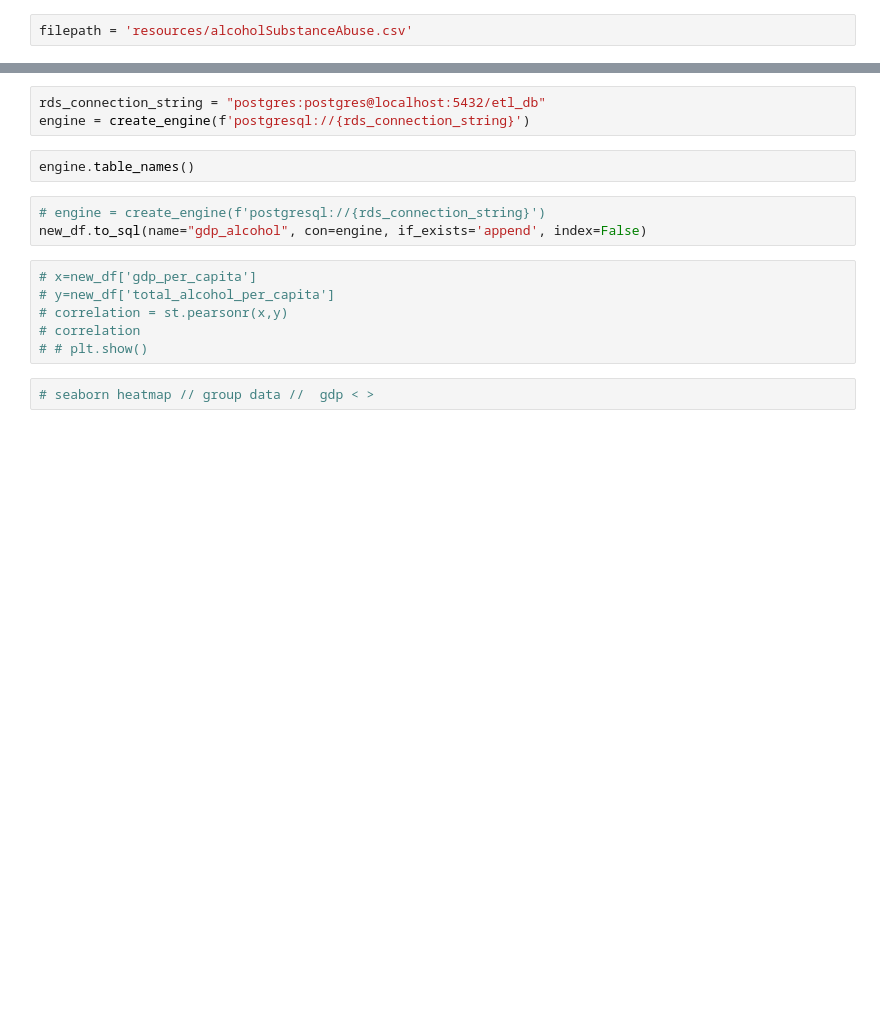
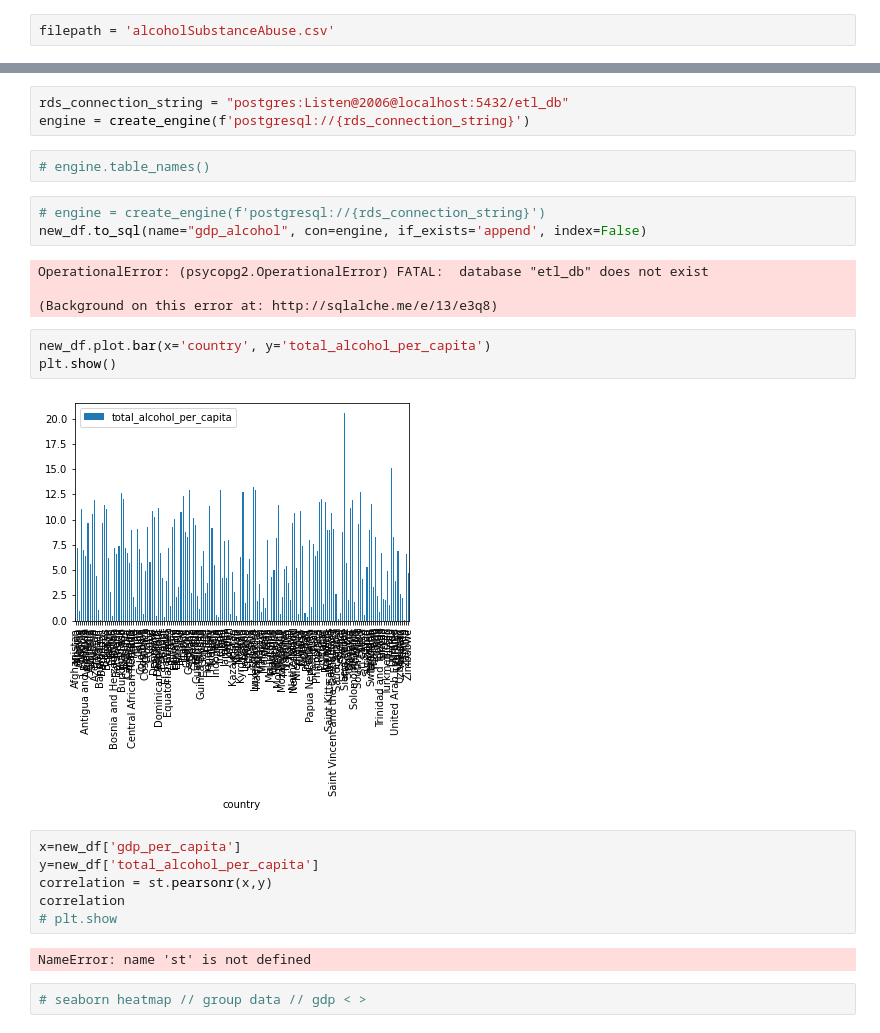
Before and after one commit to daintycuevas/ETL-project, a Jupyter notebook: etl-project.ipynb, the cells around one changed output, grey strips where cells are left out. Saved outputs shown, nothing was run; the diff lists cells and outputs as text; blank space fills up the shorter version.

```diff
--- a/etl-project.ipynb
+++ b/etl-project.ipynb
@@ -13,5 +13,5 @@ from matplotlib import pyplot as plt
 # %%
-filepath = 'resources/alcoholSubstanceAbuse.csv'
+filepath = 'alcoholSubstanceAbuse.csv'
 # %%
 df = pd.read_csv(filepath)
 df = df.rename(columns={'Location':'Country','Dim1':'Sex','First Tooltip':'Total alcohol per capita'})
@@ -64,16 +126,27 @@ new_df
 # %%
-rds_connection_string = "postgres:postgres@localhost:5432/etl_db"
+rds_connection_string = "postgres:Listen@2006@localhost:5432/etl_db"
 engine = create_engine(f'postgresql://{rds_connection_string}')
-# %%
-engine.table_names()
+# %%
+# engine.table_names()
 # %%
 # engine = create_engine(f'postgresql://{rds_connection_string}')
 new_df.to_sql(name="gdp_alcohol", con=engine, if_exists='append', index=False)
+# %% [output]
+OperationalError: (psycopg2.OperationalError) FATAL:  database "etl_db" does not exist
+
+(Background on this error at: http://sqlalche.me/e/13/e3q8)
+# %%
+new_df.plot.bar(x='country', y='total_alcohol_per_capita')
+plt.show()
+# %% [output]
+[figure, added]
 # %%
-# x=new_df['gdp_per_capita']
-# y=new_df['total_alcohol_per_capita']
-# correlation = st.pearsonr(x,y)
-# correlation
-# # plt.show()
+x=new_df['gdp_per_capita']
+y=new_df['total_alcohol_per_capita']
+correlation = st.pearsonr(x,y)
+correlation
+# plt.show
+# %% [output]
+NameError: name 'st' is not defined
 # %%
-# seaborn heatmap // group data //  gdp < >
+# seaborn heatmap // group data // gdp < >
```
Also changed, not shown: parts of 8 cells of this notebook, 3 other files.
